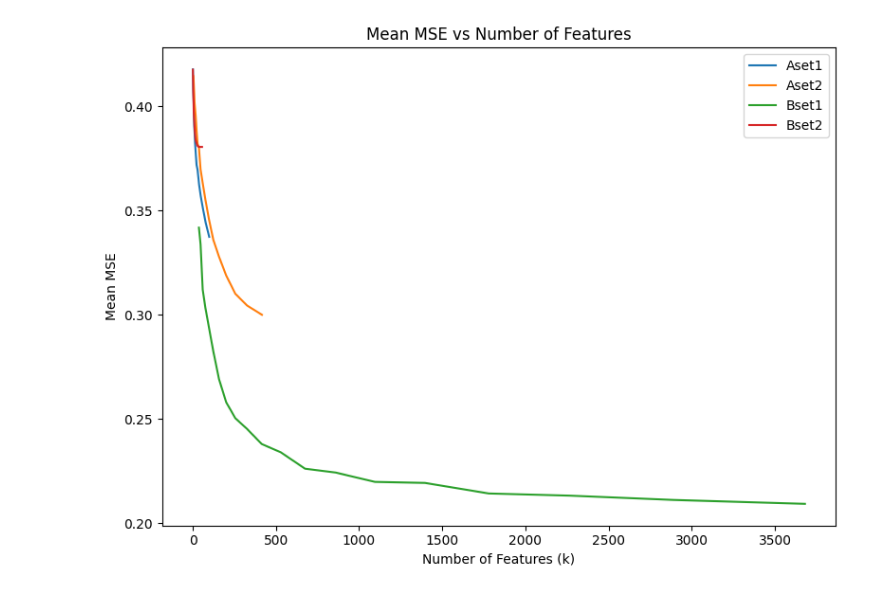
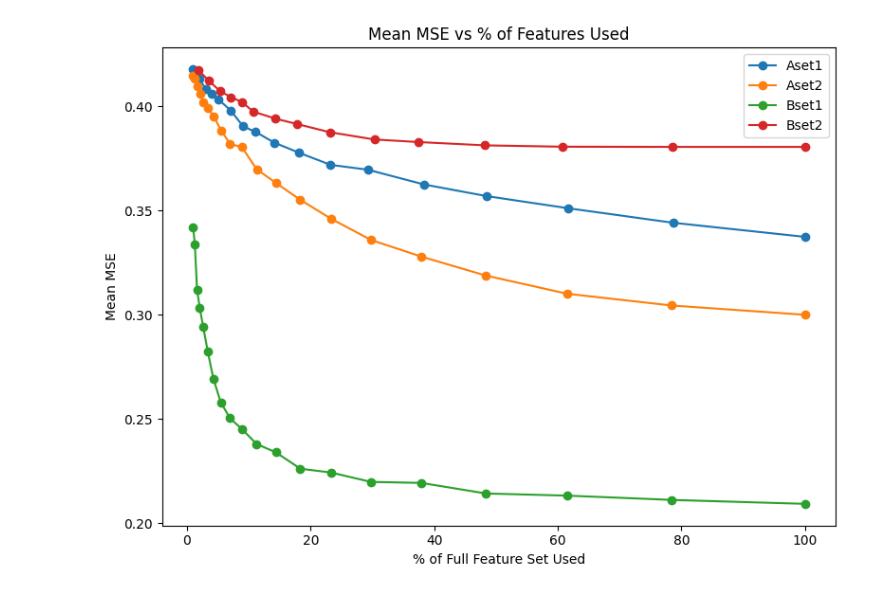
Before and after one commit to OxfordDemSci/aleatoric-luck, a Jupyter notebook: notebooks/xgboost_domain_wise.ipynb, the cells around one changed output. Saved outputs shown, nothing was run; the diff lists cells and outputs as text; code cells hidden in the pictures.

```diff
--- a/notebooks/xgboost_domain_wise.ipynb
+++ b/notebooks/xgboost_domain_wise.ipynb
@@ -41,17 +41,24 @@ summary["pct_features"] = (
 # %%
 import matplotlib.pyplot as plt
 
 plt.figure(figsize=(8, 6))
 
 for name, group in summary.groupby("data"):
-    plt.plot(group["k"], group["mean_mse"], label=name)
+    group = group.sort_values("pct_features")
 
-plt.xlabel("Number of Features (k)")
+    plt.plot(
+        group["pct_features"],
+        group["mean_mse"],
+        marker="o",
+        label=name
+    )
+
+plt.xlabel("% of Full Feature Set Used")
 plt.ylabel("Mean MSE")
-plt.title("Mean MSE vs Number of Features")
+plt.title("Mean MSE vs % of Features Used")
 plt.legend()
 plt.tight_layout()
 
 plt.show()
 # %% [output]
-[figure, old version]
+[figure, new version]
```
Also changed, not shown: parts of 1 cell of this notebook, 3 other files.
